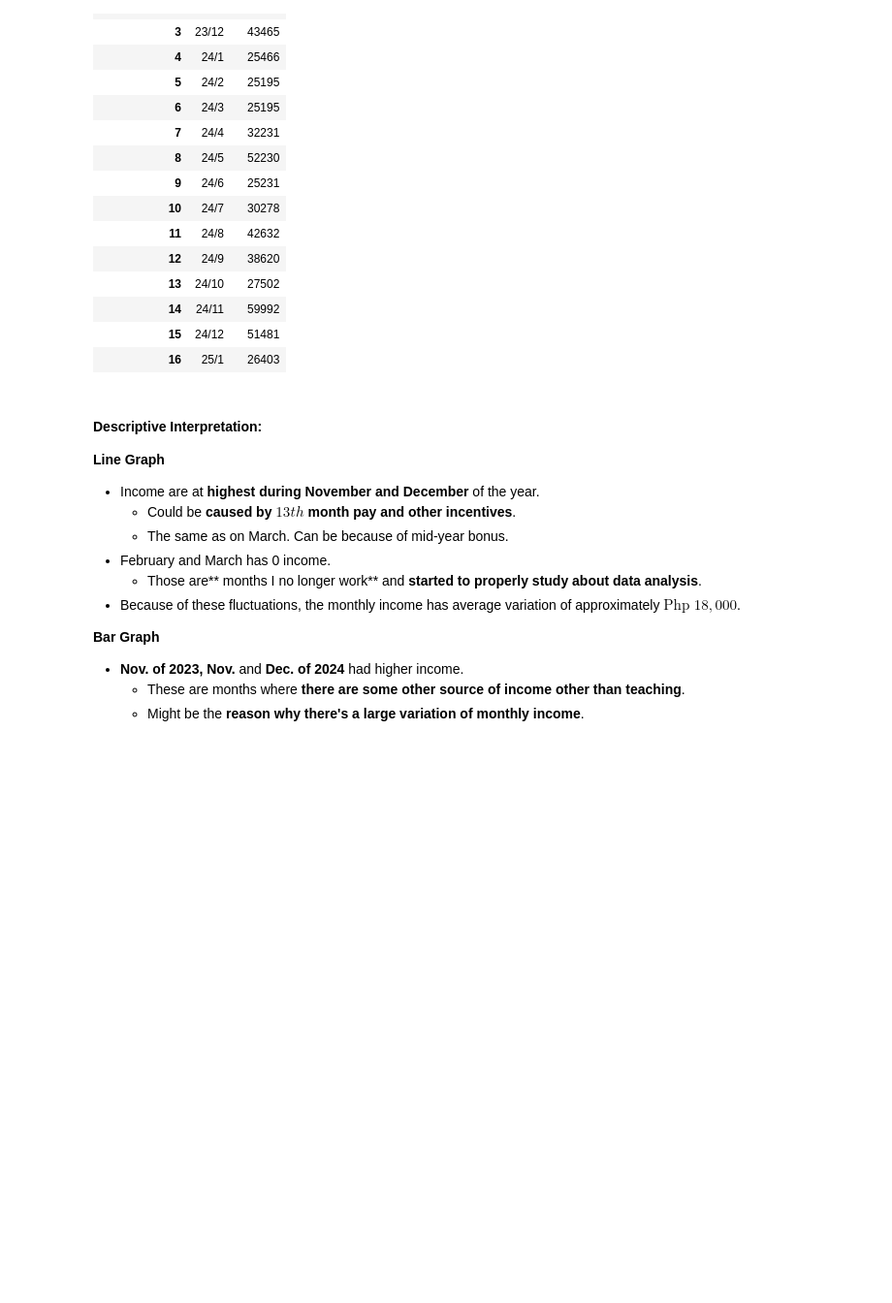
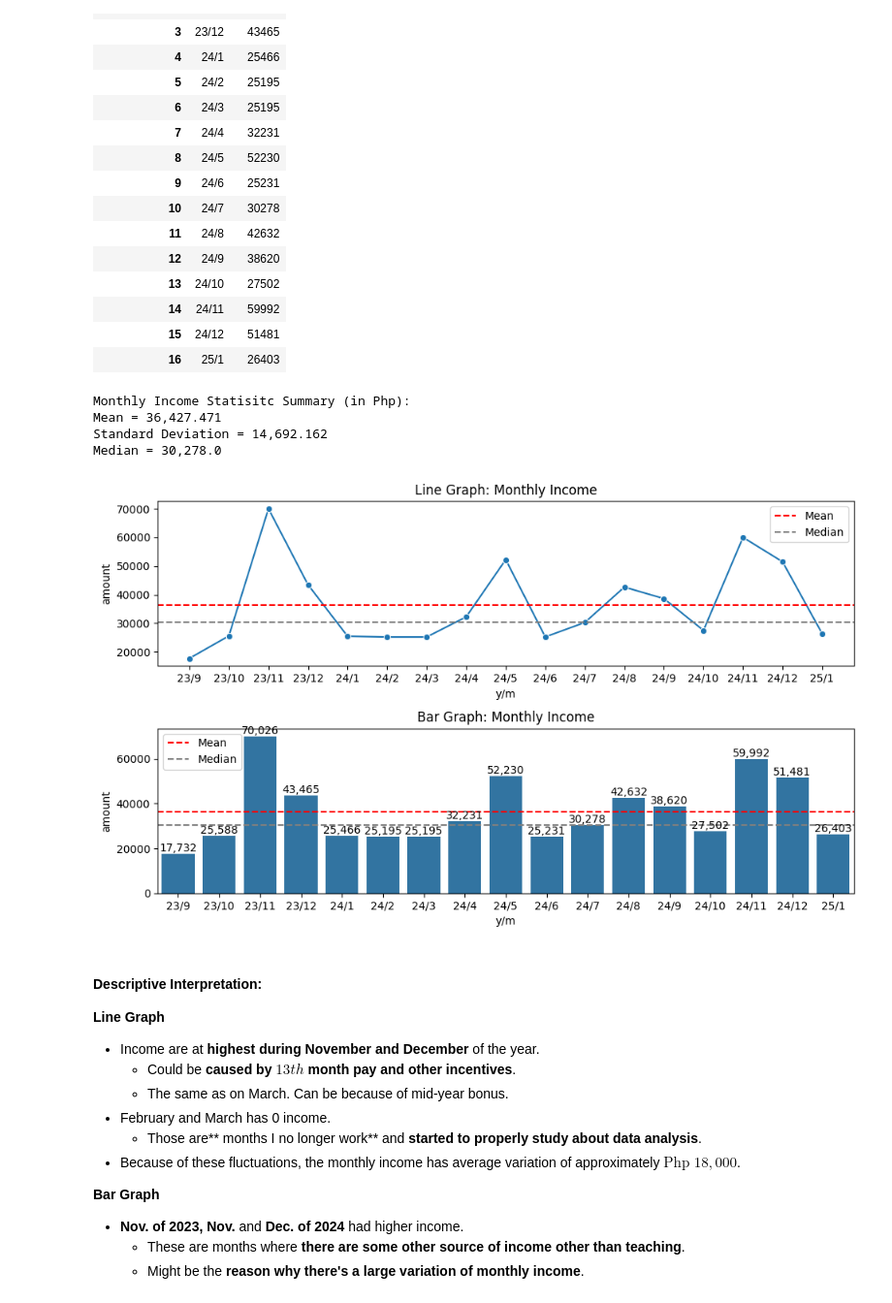
Before and after one commit to Ivan-Alexis-Tan/Finance-Manager, a Jupyter notebook: Personal Finance Analysis.ipynb, the cells around one changed output. Shown at 97% size. Saved outputs shown, nothing was run; the diff lists cells and outputs as text; code cells hidden in the pictures; blank space fills up the shorter version.

```diff
--- a/Personal Finance Analysis.ipynb
+++ b/Personal Finance Analysis.ipynb
@@ -1029,32 +1032,17 @@ grpby_income
 | 15 | 24/12 | 51481 |
 | 16 | 25/1 | 26403 |
 # %%
-# Setting Subplot
-fig, ax = plt.subplots(2, 1, figsize=(12, 6))
-
-# Line Plotting Monthly Income
-ax0 = sns.lineplot(data=grpby_income, x='y/m', y='amount', marker='o', ax=ax[0])    #<- Line plot
-ax0.set_title('Income Over Time by Month')
-ax0.set_xlabel('Date (yy/mm)')
-ax0.axhline(stats_monthly_income.mean, color='red', linestyle='--')   #<- Mean line
-
-# Bar Plot
-ax1 = sns.barplot(data=grpby_income, x='y/m', y='amount')    #<- Bar plot
-for bar in ax1.patches:                                      #<- Data labels
-    height = bar.get_height()
-
-    if height > 0:
-        ax1.text(bar.get_x() + bar.get_width()/2, height, f'{int(height):,}', va='bottom', ha='center')
-
-ax1.set_title('Income Over Time per Month')
-ax1.set_xlabel('Date (yy/mm)')
-ax1.axhline(stats_monthly_income.mean, color='red', linestyle='--')   #<- Mean line
+plot_line_bar(dataset=grpby_income, x='y/m', y='amount', plot_title='Monthly Income')  #<- Plotting Monthly Income
 
 # Terminal Output
 print("Monthly Income Statisitc Summary (in Php):")
 stats_monthly_income.print_stats(median=True, round_digit=3)
-
-plt.tight_layout()
+# %% [output]
+Monthly Income Statisitc Summary (in Php):
+Mean = 36,427.471
+Standard Deviation = 14,692.162
+Median = 30,278.0
+[figure, added]
 # %% [markdown]
 #### **Descriptive Interpretation:**
 **Line Graph**
```
Also changed, not shown: parts of 12 cells of this notebook.
